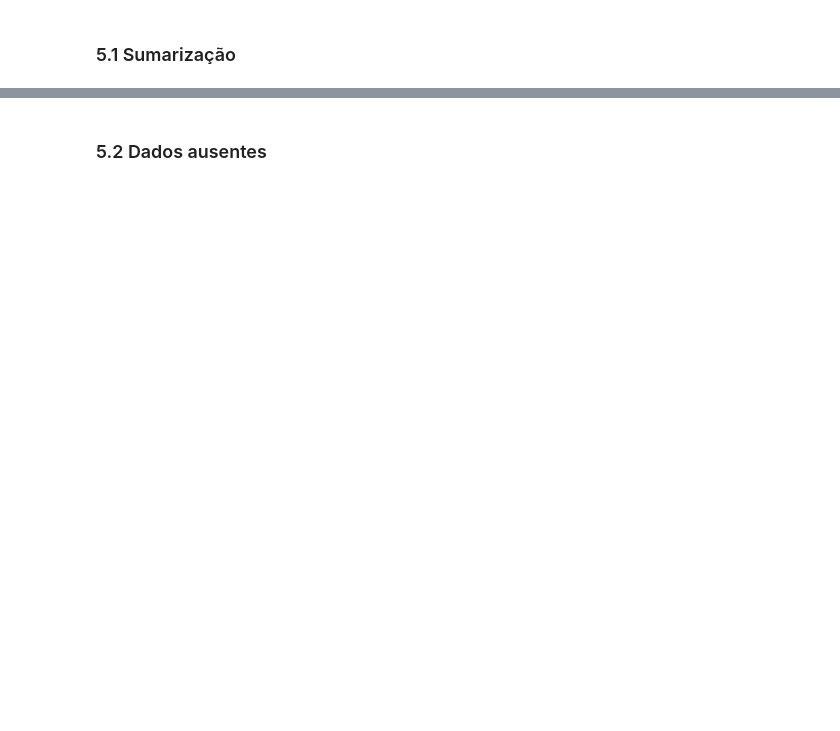
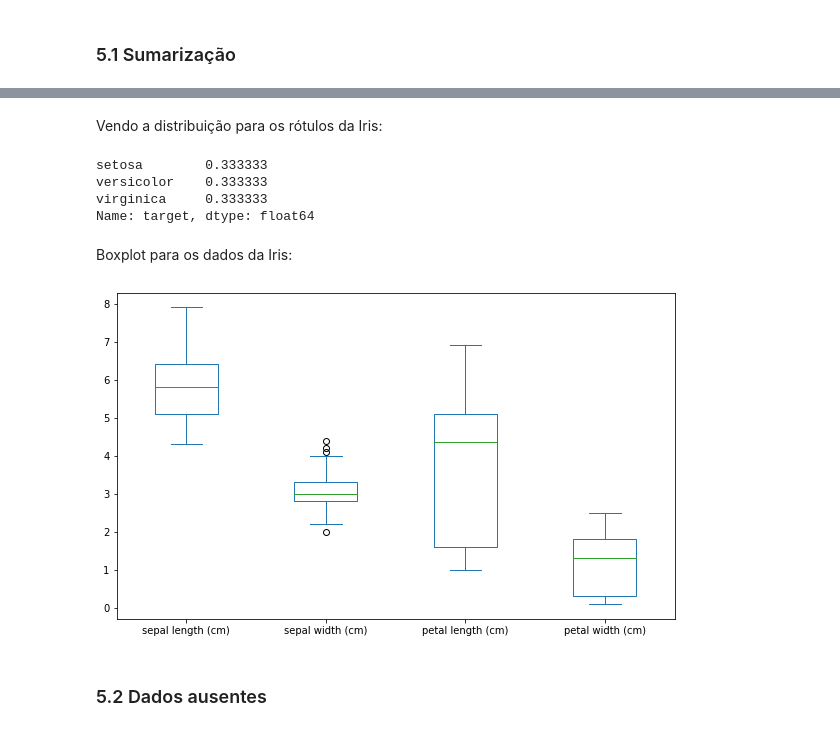
Before and after one commit to brenoslivio/CompVis_ICMC, a Jupyter notebook: Aula_01/Aula_01.ipynb, the cells around one changed output, grey strips where cells are left out. Drawn from its saved outputs; the diff is of its cells as text; code cells hidden in the pictures; blank space fills up the shorter version.

```diff
--- a/Aula_01/Aula_01.ipynb
+++ b/Aula_01/Aula_01.ipynb
@@ -463,0 +506,18 @@ Name: total_bill, dtype: float64
+# %%
+from sklearn.datasets import load_iris
+import pandas as pd
+
+iris = load_iris(as_frame=True)
+
+iris_X = iris.data
+iris_Y = iris.target
+
+iris_statistics = pd.DataFrame(data={
+    "Min": iris_X.min(),
+    "Max": iris_X.max(),
+    "Mean": iris_X.mean(),
+    "Median": iris_X.median(),
+    "Std. Dev.": iris_X.std()
+}, index=iris_X.columns)
+
+iris_statistics
@@ -464,2 +546,21 @@ Name: total_bill, dtype: float64
+# %% [markdown]
+Vendo a distribuição para os rótulos da Iris:
+# %%
+iris_Y_statistics = iris_Y.value_counts(normalize=True)
+iris_Y_statistics.index = [
+    iris.target_names[i] for i in iris_Y_statistics.index]
+
+iris_Y_statistics
+# %% [output]
+setosa        0.333333
+versicolor    0.333333
+virginica     0.333333
+Name: target, dtype: float64
+# %% [markdown]
+Boxplot para os dados da Iris:
+# %%
+iris_X.plot.box(figsize=(10, 6));
+# %% [output]
+[figure, added]
 # %% [markdown]
 ### 5.2 Dados ausentes <a name="ausentes"></a>
```
Also changed, not shown: parts of 19 cells of this notebook.
